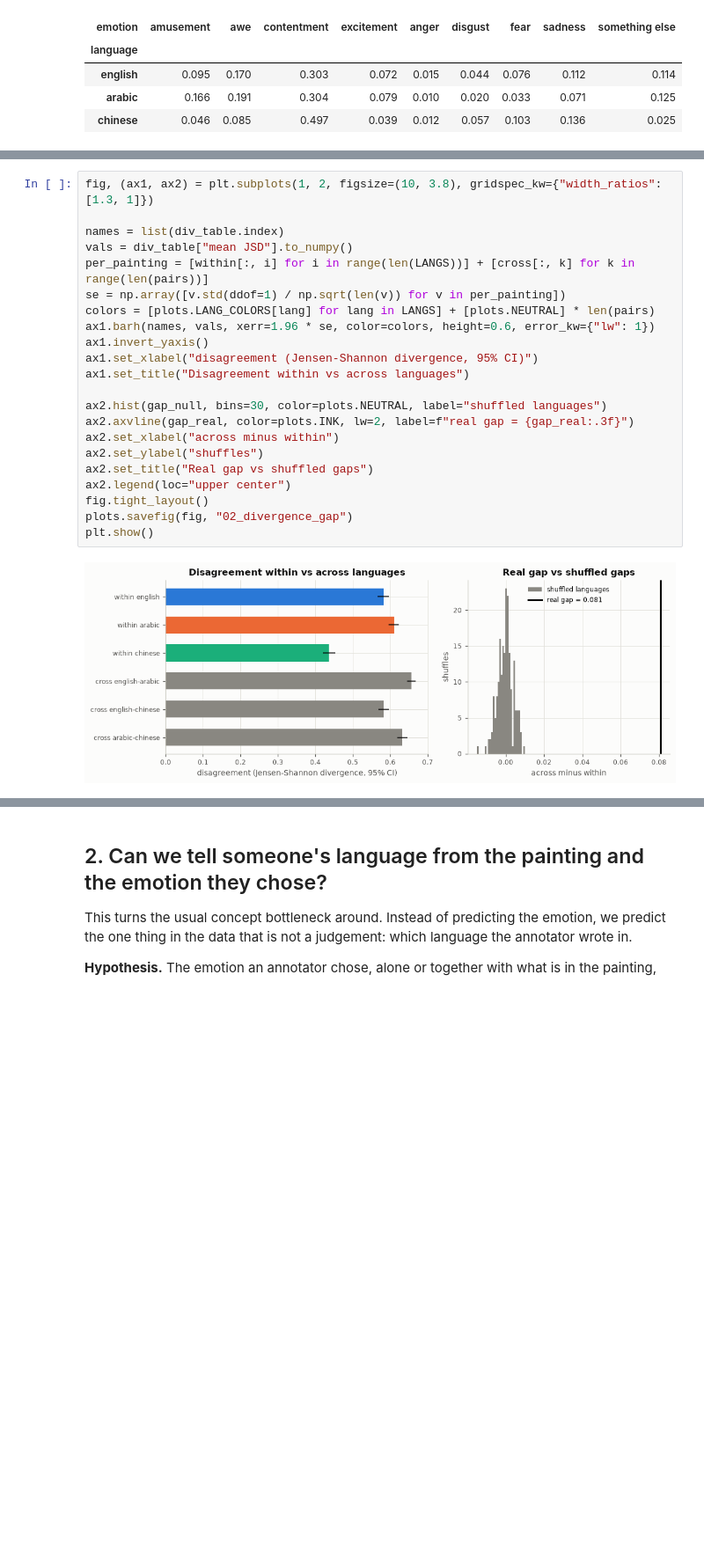
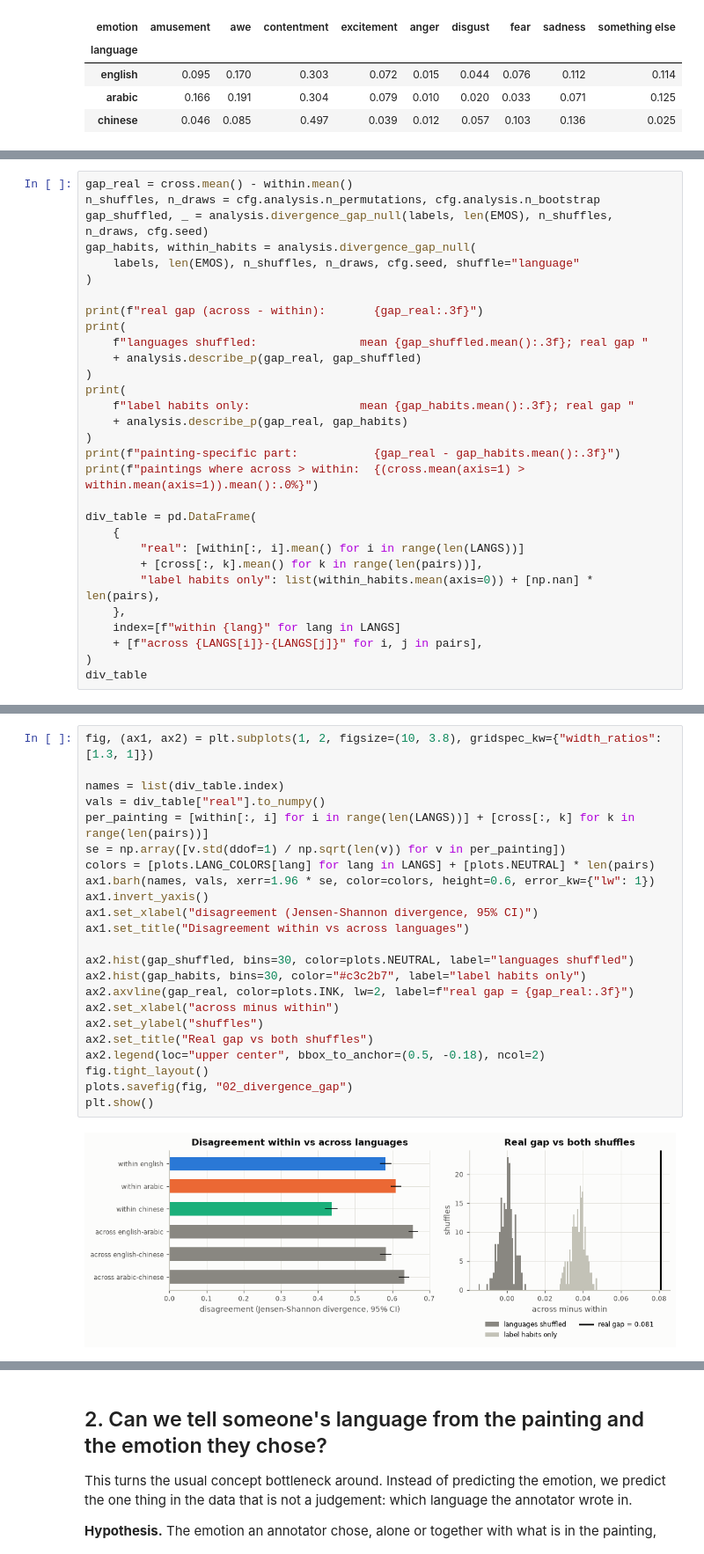
Before and after one commit to machinic-hetarchy/HCML-CBM, a Jupyter notebook: notebooks/01_tuesday_poc.ipynb, the cells around one changed output, grey strips where cells are left out. Shown at 88% size. Drawn from its saved outputs; the diff is of its cells as text; blank space fills up the shorter version.

```diff
--- a/notebooks/01_tuesday_poc.ipynb
+++ b/notebooks/01_tuesday_poc.ipynb
@@ -246,0 +240,30 @@ paintings where cross > within: 70%
+# %%
+gap_real = cross.mean() - within.mean()
+n_shuffles, n_draws = cfg.analysis.n_permutations, cfg.analysis.n_bootstrap
+gap_shuffled, _ = analysis.divergence_gap_null(labels, len(EMOS), n_shuffles, n_draws, cfg.seed)
+gap_habits, within_habits = analysis.divergence_gap_null(
+    labels, len(EMOS), n_shuffles, n_draws, cfg.seed, shuffle="language"
+)
+
+print(f"real gap (across - within):       {gap_real:.3f}")
+print(
+    f"languages shuffled:               mean {gap_shuffled.mean():.3f}; real gap "
+    + analysis.describe_p(gap_real, gap_shuffled)
+)
+print(
+    f"label habits only:                mean {gap_habits.mean():.3f}; real gap "
+    + analysis.describe_p(gap_real, gap_habits)
+)
+print(f"painting-specific part:           {gap_real - gap_habits.mean():.3f}")
+print(f"paintings where across > within:  {(cross.mean(axis=1) > within.mean(axis=1)).mean():.0%}")
+
+div_table = pd.DataFrame(
+    {
+        "real": [within[:, i].mean() for i in range(len(LANGS))]
+        + [cross[:, k].mean() for k in range(len(pairs))],
+        "label habits only": list(within_habits.mean(axis=0)) + [np.nan] * len(pairs),
+    },
+    index=[f"within {lang}" for lang in LANGS]
+    + [f"across {LANGS[i]}-{LANGS[j]}" for i, j in pairs],
+)
+div_table
@@ -250,27 +286,28 @@ shuffled gaps.
 # %%
 fig, (ax1, ax2) = plt.subplots(1, 2, figsize=(10, 3.8), gridspec_kw={"width_ratios": [1.3, 1]})
 
 names = list(div_table.index)
-vals = div_table["mean JSD"].to_numpy()
+vals = div_table["real"].to_numpy()
 per_painting = [within[:, i] for i in range(len(LANGS))] + [cross[:, k] for k in range(len(pairs))]
 se = np.array([v.std(ddof=1) / np.sqrt(len(v)) for v in per_painting])
 colors = [plots.LANG_COLORS[lang] for lang in LANGS] + [plots.NEUTRAL] * len(pairs)
 ax1.barh(names, vals, xerr=1.96 * se, color=colors, height=0.6, error_kw={"lw": 1})
 ax1.invert_yaxis()
 ax1.set_xlabel("disagreement (Jensen-Shannon divergence, 95% CI)")
 ax1.set_title("Disagreement within vs across languages")
 
-ax2.hist(gap_null, bins=30, color=plots.NEUTRAL, label="shuffled languages")
+ax2.hist(gap_shuffled, bins=30, color=plots.NEUTRAL, label="languages shuffled")
+ax2.hist(gap_habits, bins=30, color="#c3c2b7", label="label habits only")
 ax2.axvline(gap_real, color=plots.INK, lw=2, label=f"real gap = {gap_real:.3f}")
 ax2.set_xlabel("across minus within")
 ax2.set_ylabel("shuffles")
-ax2.set_title("Real gap vs shuffled gaps")
-ax2.legend(loc="upper center")
+ax2.set_title("Real gap vs both shuffles")
+ax2.legend(loc="upper center", bbox_to_anchor=(0.5, -0.18), ncol=2)
 fig.tight_layout()
 plots.savefig(fig, "02_divergence_gap")
 plt.show()
 # %% [output]
-[figure, old version]
+[figure, new version]
 # %% [markdown]
 <div style="border:2px solid #6250d6;background:rgba(98,80,214,0.07);border-radius:6px;padding:10px 16px;margin:8px 0;box-sizing:border-box;max-width:100%">
 
```
Also changed, not shown: parts of 70 cells of this notebook, 22 other files.
